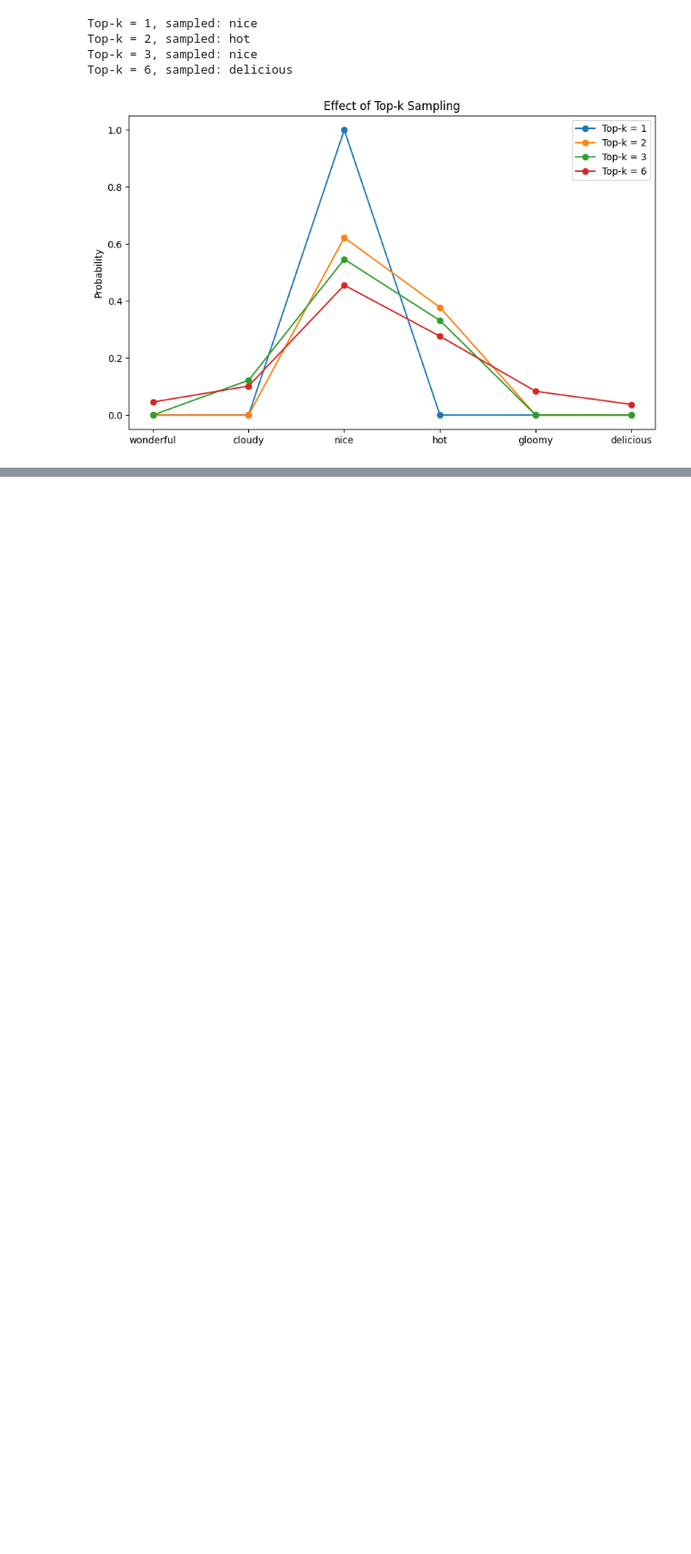
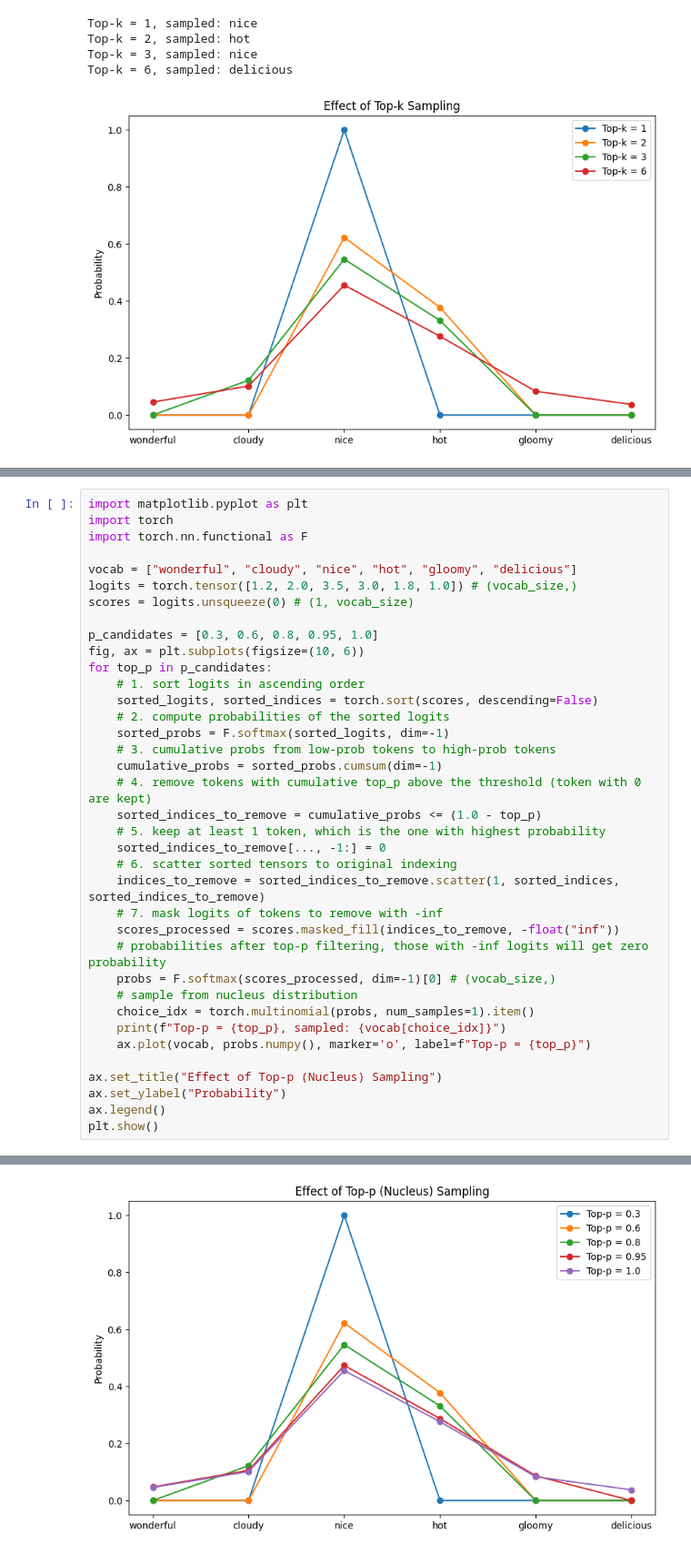
Before and after one commit to Sidnaik04/AI-Engineering, a Jupyter notebook: Sampling_Techniques.ipynb, the cells around one changed output, grey strips where cells are left out. Shown at 91% size. Cells and saved outputs as stored; diff of their text form; blank space fills up the shorter version.

Commit message:
Add Top-p Sampling technique

```diff
--- a/Sampling_Techniques.ipynb
+++ b/Sampling_Techniques.ipynb
@@ -292,0 +363,38 @@ Top-k = 6, sampled: delicious
+# %%
+import matplotlib.pyplot as plt
+import torch
+import torch.nn.functional as F
+
+vocab = ["wonderful", "cloudy", "nice", "hot", "gloomy", "delicious"]
+logits = torch.tensor([1.2, 2.0, 3.5, 3.0, 1.8, 1.0]) # (vocab_size,)
+scores = logits.unsqueeze(0) # (1, vocab_size)
+
+p_candidates = [0.3, 0.6, 0.8, 0.95, 1.0]
+fig, ax = plt.subplots(figsize=(10, 6))
+for top_p in p_candidates:
+    # 1. sort logits in ascending order
+    sorted_logits, sorted_indices = torch.sort(scores, descending=False)
+    # 2. compute probabilities of the sorted logits
+    sorted_probs = F.softmax(sorted_logits, dim=-1)
+    # 3. cumulative probs from low-prob tokens to high-prob tokens
+    cumulative_probs = sorted_probs.cumsum(dim=-1)
+    # 4. remove tokens with cumulative top_p above the threshold (token with 0 are kept)
+    sorted_indices_to_remove = cumulative_probs <= (1.0 - top_p)
+    # 5. keep at least 1 token, which is the one with highest probability
+    sorted_indices_to_remove[..., -1:] = 0
+    # 6. scatter sorted tensors to original indexing
+    indices_to_remove = sorted_indices_to_remove.scatter(1, sorted_indices, sorted_indices_to_remove)
+    # 7. mask logits of tokens to remove with -inf
+    scores_processed = scores.masked_fill(indices_to_remove, -float("inf"))
+    # probabilities after top-p filtering, those with -inf logits will get zero probability
+    probs = F.softmax(scores_processed, dim=-1)[0] # (vocab_size,)
+    # sample from nucleus distribution
+    choice_idx = torch.multinomial(probs, num_samples=1).item()
+    print(f"Top-p = {top_p}, sampled: {vocab[choice_idx]}")
+    ax.plot(vocab, probs.numpy(), marker='o', label=f"Top-p = {top_p}")
+
+ax.set_title("Effect of Top-p (Nucleus) Sampling")
+ax.set_ylabel("Probability")
+ax.legend()
+plt.show()
+# %% [output]
@@ -292,0 +406 @@ Top-k = 6, sampled: delicious
+[figure, added]
```
Also changed, not shown: parts of 6 cells of this notebook.
